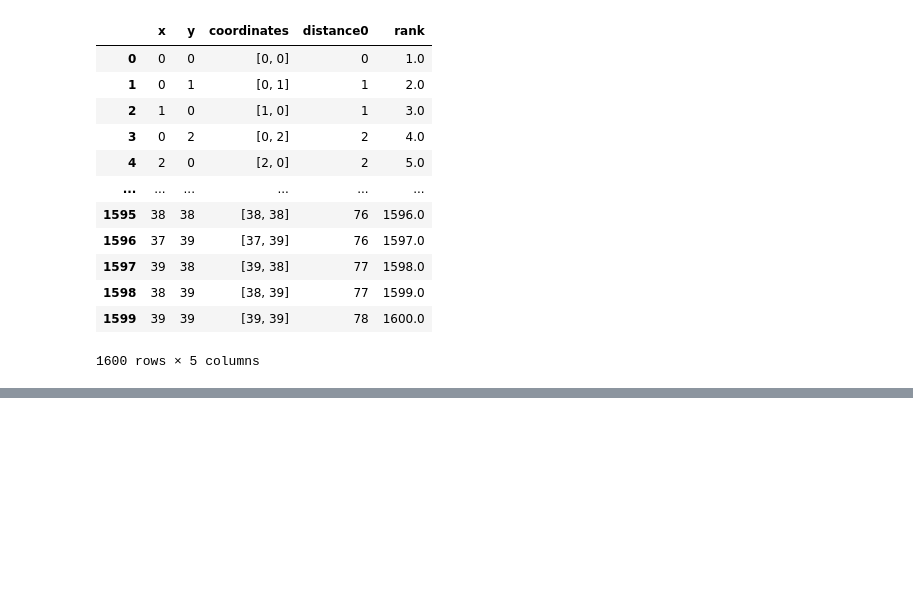
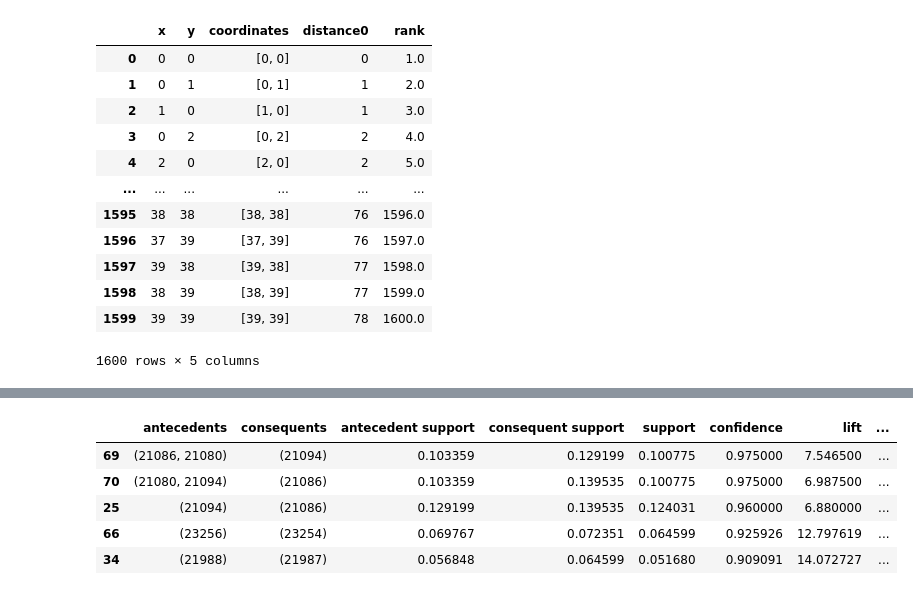
Before and after one commit to Michiel-DK/olist, a Jupyter notebook: data/apriori_test.ipynb, the cells around one changed output, grey strips where cells are left out. Saved outputs shown, nothing was run; the diff lists cells and outputs as text; code cells hidden in the pictures; blank space fills up the shorter version.

```diff
--- a/data/apriori dataset ecom.ipynb
+++ b/data/apriori_test.ipynb
@@ -641,0 +783,9 @@ products.sort_values('Rank')
+# %%
+rules.head()
+# %% [output]
+|  | antecedents | consequents | antecedent support | consequent support | support | confidence | lift | ... |
+| 69 | (21086, 21080) | (21094) | 0.103359 | 0.129199 | 0.100775 | 0.975000 | 7.546500 | ... |
+| 70 | (21080, 21094) | (21086) | 0.103359 | 0.139535 | 0.100775 | 0.975000 | 6.987500 | ... |
+| 25 | (21094) | (21086) | 0.129199 | 0.139535 | 0.124031 | 0.960000 | 6.880000 | ... |
+| 66 | (23256) | (23254) | 0.069767 | 0.072351 | 0.064599 | 0.925926 | 12.797619 | ... |
+| 34 | (21988) | (21987) | 0.056848 | 0.064599 | 0.051680 | 0.909091 | 14.072727 | ... |
```
Also changed, not shown: parts of 48 cells of this notebook, 5 other files.
